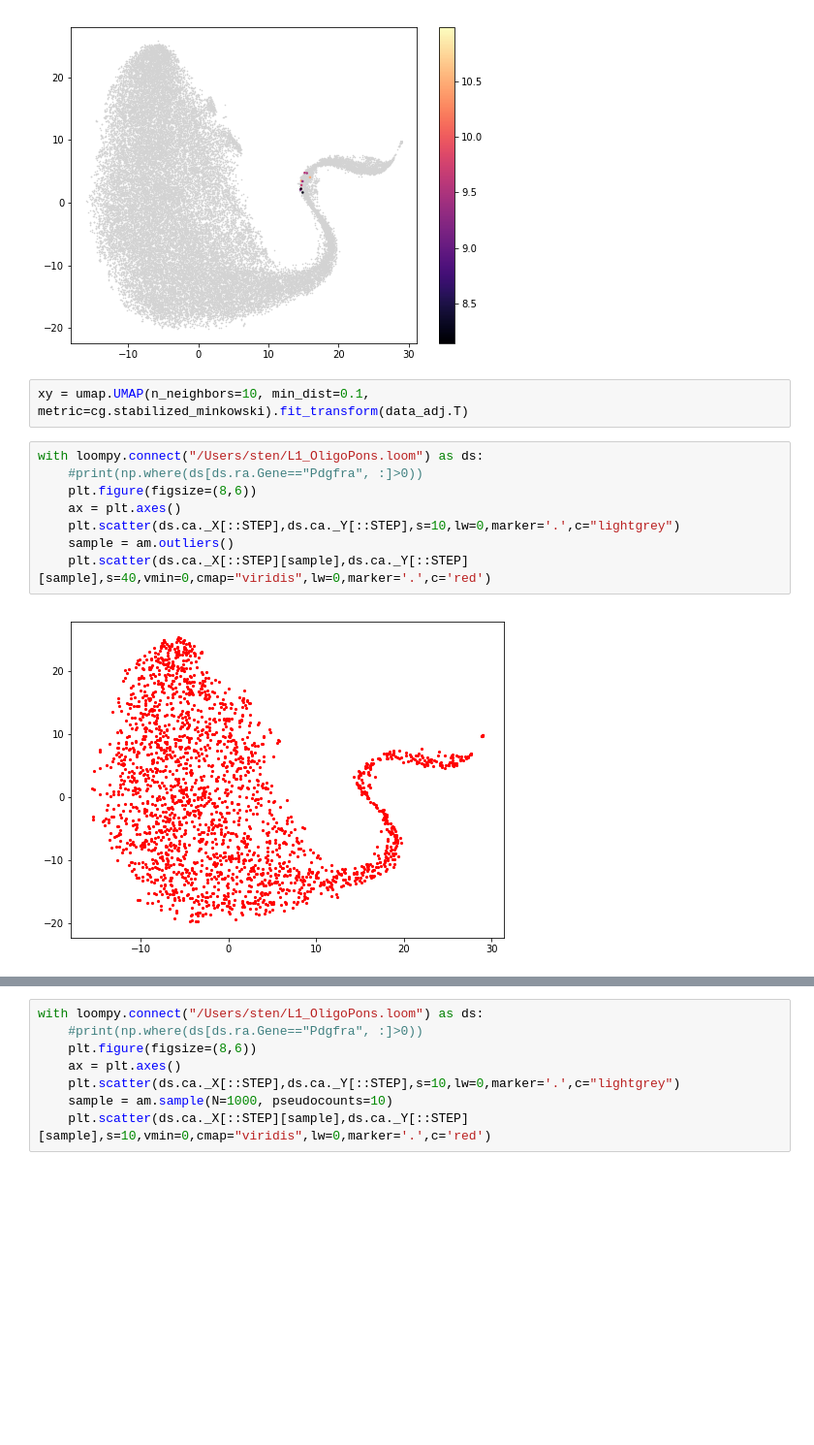
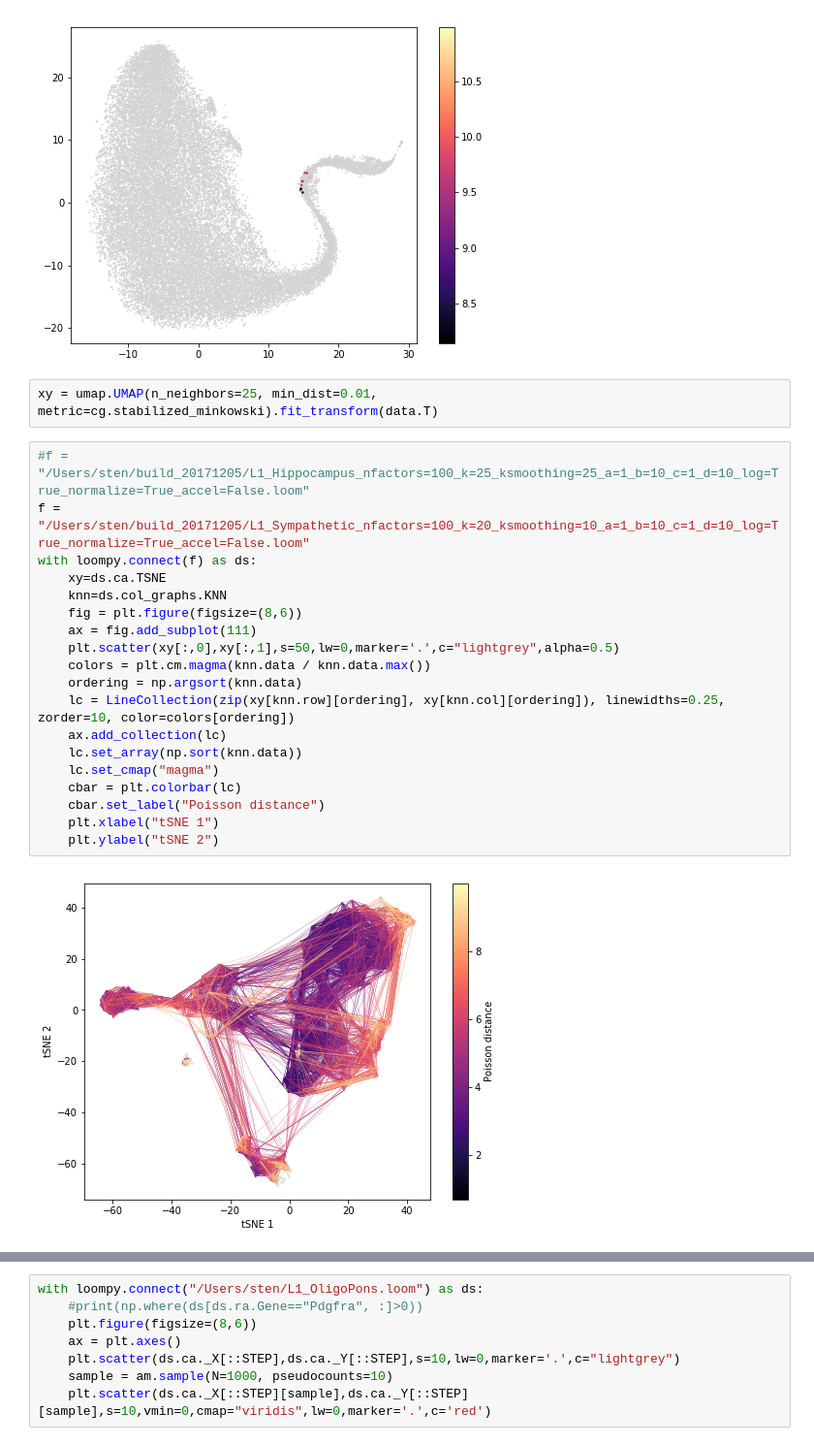
Before and after one commit to linnarsson-lab/adult-human-brain, a Jupyter notebook: notebooks/PoissonNeighborhood_Oligos.ipynb, the cells around one changed output, grey strips where cells are left out. Shown at 97% size. Saved outputs shown, nothing was run; the diff lists cells and outputs as text; blank space fills up the shorter version.

```diff
--- a/notebooks/PoissonNeighborhood_Oligos.ipynb
+++ b/notebooks/PoissonNeighborhood_Oligos.ipynb
@@ -87,14 +156,25 @@ with loompy.connect("/Users/sten/L1_OligoPons.loom") as ds:
 (array([0, 0, 0, ..., 0, 0, 0]), array([   25,    68,   522, ..., 35505, 35962, 36402]))
 [figure]
 # %%
-xy = umap.UMAP(n_neighbors=10, min_dist=0.1, metric=cg.stabilized_minkowski).fit_transform(data_adj.T)
+xy = umap.UMAP(n_neighbors=25, min_dist=0.01, metric=cg.stabilized_minkowski).fit_transform(data.T)
-# %%
-with loompy.connect("/Users/sten/L1_OligoPons.loom") as ds:
-    #print(np.where(ds[ds.ra.Gene=="Pdgfra", :]>0))
-    plt.figure(figsize=(8,6))
-    ax = plt.axes()
-    plt.scatter(ds.ca._X[::STEP],ds.ca._Y[::STEP],s=10,lw=0,marker='.',c="lightgrey")
-    sample = am.outliers()
-    plt.scatter(ds.ca._X[::STEP][sample],ds.ca._Y[::STEP][sample],s=40,vmin=0,cmap="viridis",lw=0,marker='.',c='red')
-# %% [output]
-[figure, removed]
+# %%
+#f = "/Users/sten/build_20171205/L1_Hippocampus_nfactors=100_k=25_ksmoothing=25_a=1_b=10_c=1_d=10_log=True_normalize=True_accel=False.loom"
+f = "/Users/sten/build_20171205/L1_Sympathetic_nfactors=100_k=20_ksmoothing=10_a=1_b=10_c=1_d=10_log=True_normalize=True_accel=False.loom"
+with loompy.connect(f) as ds:
+    xy=ds.ca.TSNE
+    knn=ds.col_graphs.KNN
+    fig = plt.figure(figsize=(8,6))
+    ax = fig.add_subplot(111)
+    plt.scatter(xy[:,0],xy[:,1],s=50,lw=0,marker='.',c="lightgrey",alpha=0.5)
+    colors = plt.cm.magma(knn.data / knn.data.max())
+    ordering = np.argsort(knn.data)
+    lc = LineCollection(zip(xy[knn.row][ordering], xy[knn.col][ordering]), linewidths=0.25, zorder=10, color=colors[ordering])
+    ax.add_collection(lc)
+    lc.set_array(np.sort(knn.data))
+    lc.set_cmap("magma")
+    cbar = plt.colorbar(lc)
+    cbar.set_label("Poisson distance")
+    plt.xlabel("tSNE 1")
+    plt.ylabel("tSNE 2")
+# %% [output]
+[figure, added]
```
Also changed, not shown: parts of 16 cells of this notebook, 10 other files.
